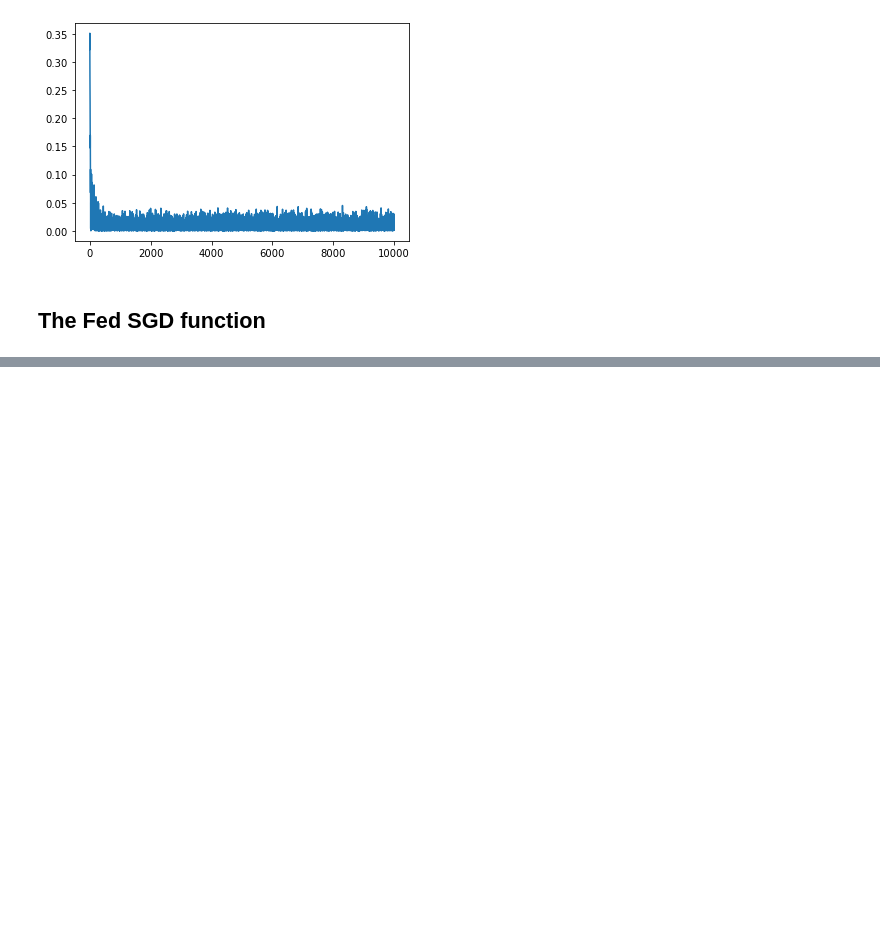
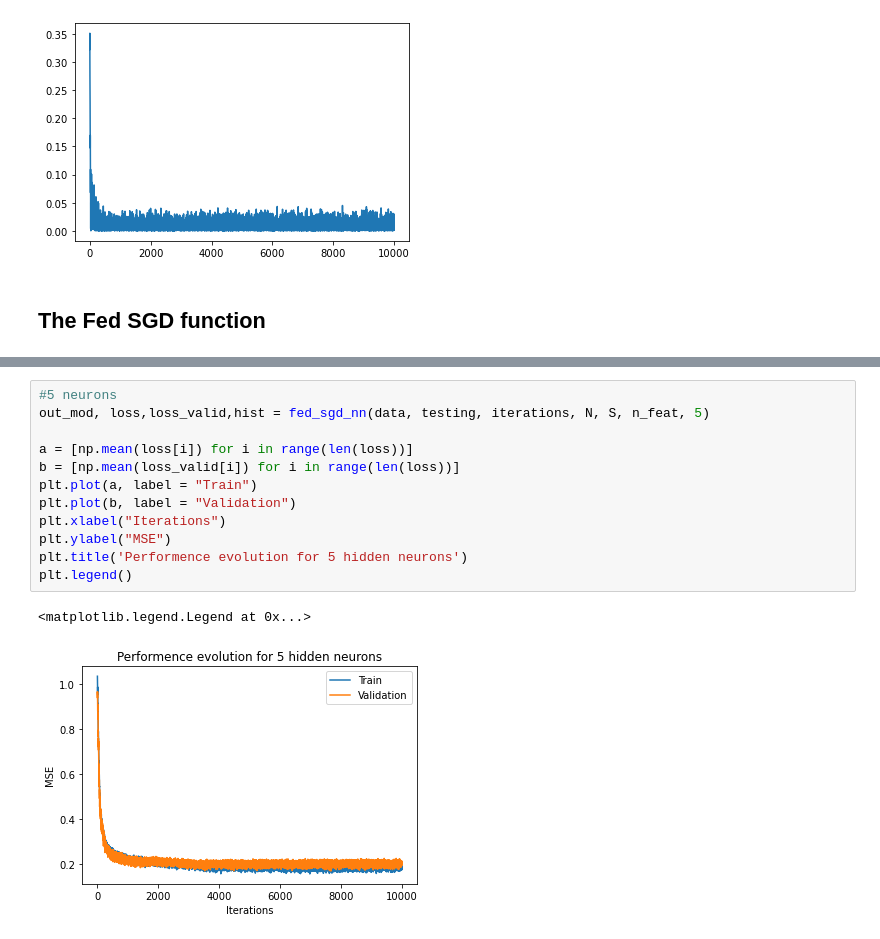
Before and after one commit to Nicolaskirsch2000/PV_prediction, a Jupyter notebook: full - small size analysis.ipynb, the cells around one changed output, grey strips where cells are left out. Drawn from its saved outputs; the diff is of its cells as text; blank space fills up the shorter version.

```diff
--- a/full - small size analysis.ipynb
+++ b/full - small size analysis.ipynb
@@ -528,0 +622,15 @@ def fed_sgd(data, iterations, N, S, n_feat):
+# %%
+#5 neurons
+out_mod, loss,loss_valid,hist = fed_sgd_nn(data, testing, iterations, N, S, n_feat, 5)
+
+a = [np.mean(loss[i]) for i in range(len(loss))]
+b = [np.mean(loss_valid[i]) for i in range(len(loss))]
+plt.plot(a, label = "Train")
+plt.plot(b, label = "Validation")
+plt.xlabel("Iterations")
+plt.ylabel("MSE")
+plt.title('Performence evolution for 5 hidden neurons')
+plt.legend()
+# %% [output]
+<matplotlib.legend.Legend at 0x...>
+[figure, added]
```
Also changed, not shown: parts of 20 cells of this notebook, 1 other file.
